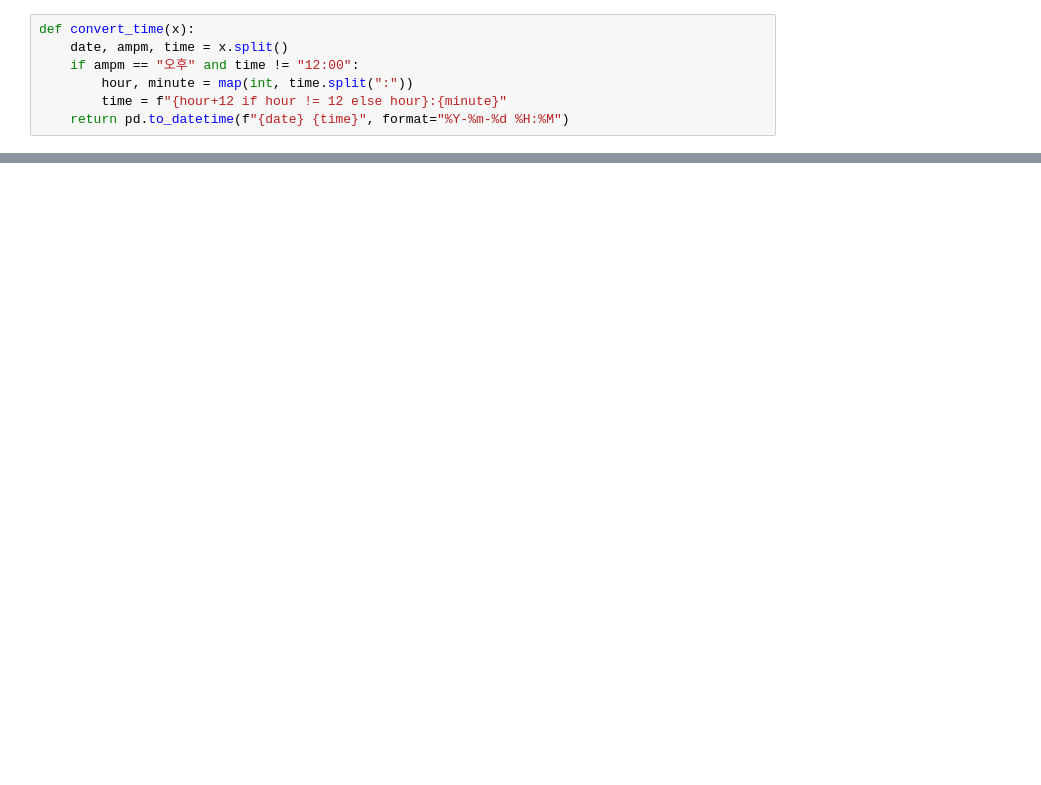
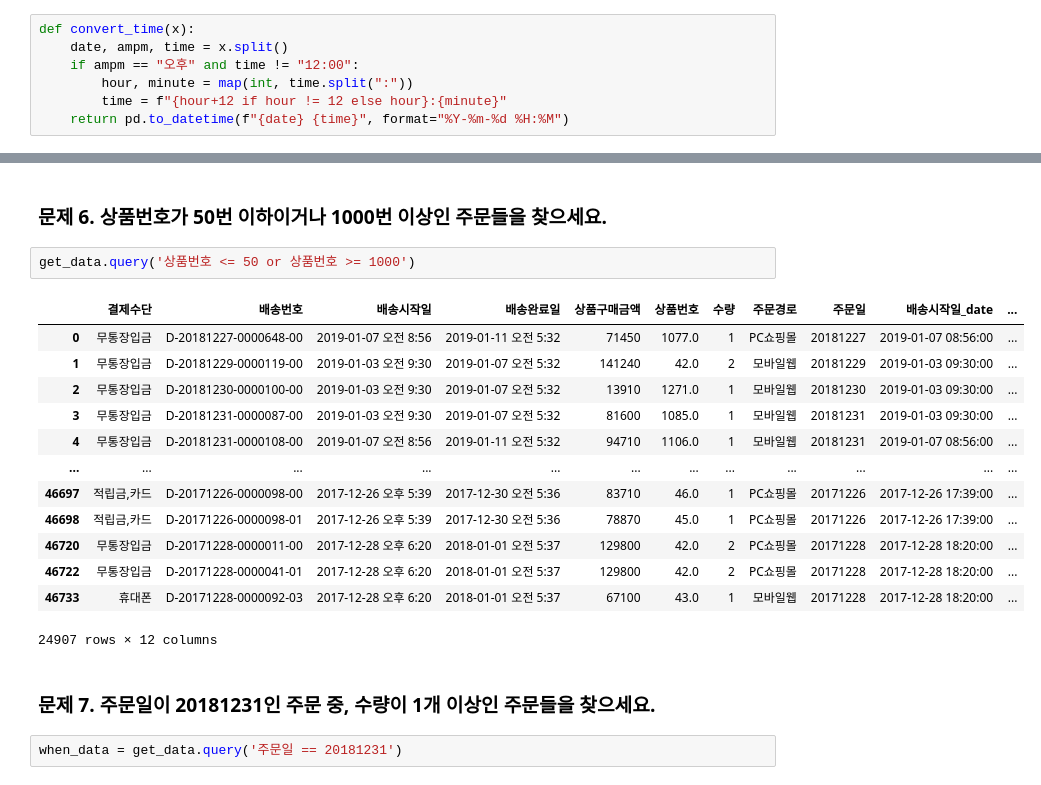
Before and after one commit to entangelk/study_data_analytics, a Jupyter notebook: docs/quests/visualizations/multivariate_OrdersDeliveryList.ipynb, the cells around one changed output, grey strips where cells are left out. Drawn from its saved outputs; the diff is of its cells as text; blank space fills up the shorter version.

```diff
--- a/docs/quests/visualizations/multivariate_OrdersDeliveryList.ipynb
+++ b/docs/quests/visualizations/multivariate_OrdersDeliveryList.ipynb
@@ -264,0 +240,22 @@ sns.barplot(data=pivot_path_much, x='주문경로', y='상품구매금액')
+# %% [markdown]
+### 문제 6. 상품번호가 50번 이하이거나 1000번 이상인 주문들을 찾으세요.
+# %%
+get_data.query('상품번호 <= 50 or 상품번호 >= 1000')
+# %% [output]
+|  | 결제수단 | 배송번호 | 배송시작일 | 배송완료일 | 상품구매금액 | 상품번호 | 수량 | 주문경로 | 주문일 | 배송시작일_date | ... |
+| 0 | 무통장입금 | D-20181227-0000648-00 | 2019-01-07 오전 8:56 | 2019-01-11 오전 5:32 | 71450 | 1077.0 | 1 | PC쇼핑몰 | 20181227 | 2019-01-07 08:56:00 | ... |
+| 1 | 무통장입금 | D-20181229-0000119-00 | 2019-01-03 오전 9:30 | 2019-01-07 오전 5:32 | 141240 | 42.0 | 2 | 모바일웹 | 20181229 | 2019-01-03 09:30:00 | ... |
+| 2 | 무통장입금 | D-20181230-0000100-00 | 2019-01-03 오전 9:30 | 2019-01-07 오전 5:32 | 13910 | 1271.0 | 1 | 모바일웹 | 20181230 | 2019-01-03 09:30:00 | ... |
+| 3 | 무통장입금 | D-20181231-0000087-00 | 2019-01-03 오전 9:30 | 2019-01-07 오전 5:32 | 81600 | 1085.0 | 1 | 모바일웹 | 20181231 | 2019-01-03 09:30:00 | ... |
+| 4 | 무통장입금 | D-20181231-0000108-00 | 2019-01-07 오전 8:56 | 2019-01-11 오전 5:32 | 94710 | 1106.0 | 1 | 모바일웹 | 20181231 | 2019-01-07 08:56:00 | ... |
+| ... | ... | ... | ... | ... | ... | ... | ... | ... | ... | ... | ... |
+| 46697 | 적립금,카드 | D-20171226-0000098-00 | 2017-12-26 오후 5:39 | 2017-12-30 오전 5:36 | 83710 | 46.0 | 1 | PC쇼핑몰 | 20171226 | 2017-12-26 17:39:00 | ... |
+| 46698 | 적립금,카드 | D-20171226-0000098-01 | 2017-12-26 오후 5:39 | 2017-12-30 오전 5:36 | 78870 | 45.0 | 1 | PC쇼핑몰 | 20171226 | 2017-12-26 17:39:00 | ... |
+| 46720 | 무통장입금 | D-20171228-0000011-00 | 2017-12-28 오후 6:20 | 2018-01-01 오전 5:37 | 129800 | 42.0 | 2 | PC쇼핑몰 | 20171228 | 2017-12-28 18:20:00 | ... |
+| 46722 | 무통장입금 | D-20171228-0000041-01 | 2017-12-28 오후 6:20 | 2018-01-01 오전 5:37 | 129800 | 42.0 | 2 | PC쇼핑몰 | 20171228 | 2017-12-28 18:20:00 | ... |
+| 46733 | 휴대폰 | D-20171228-0000092-03 | 2017-12-28 오후 6:20 | 2018-01-01 오전 5:37 | 67100 | 43.0 | 1 | 모바일웹 | 20171228 | 2017-12-28 18:20:00 | ... |
+24907 rows × 12 columns
+# %% [markdown]
+### 문제 7. 주문일이 20181231인 주문 중, 수량이 1개 이상인 주문들을 찾으세요.
+# %%
+when_data = get_data.query('주문일 == 20181231')
```
Also changed, not shown: parts of 51 cells of this notebook.
